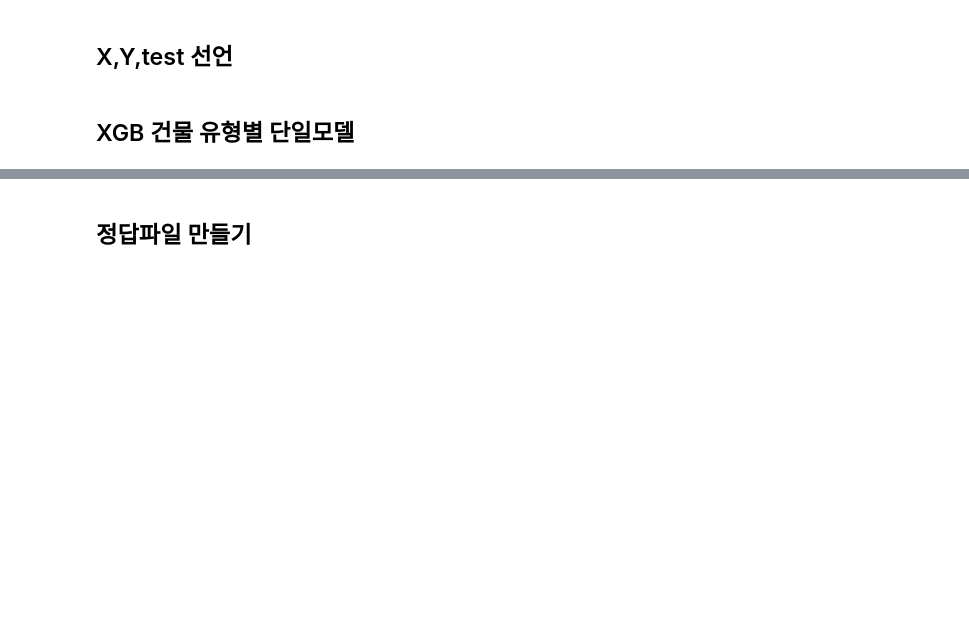
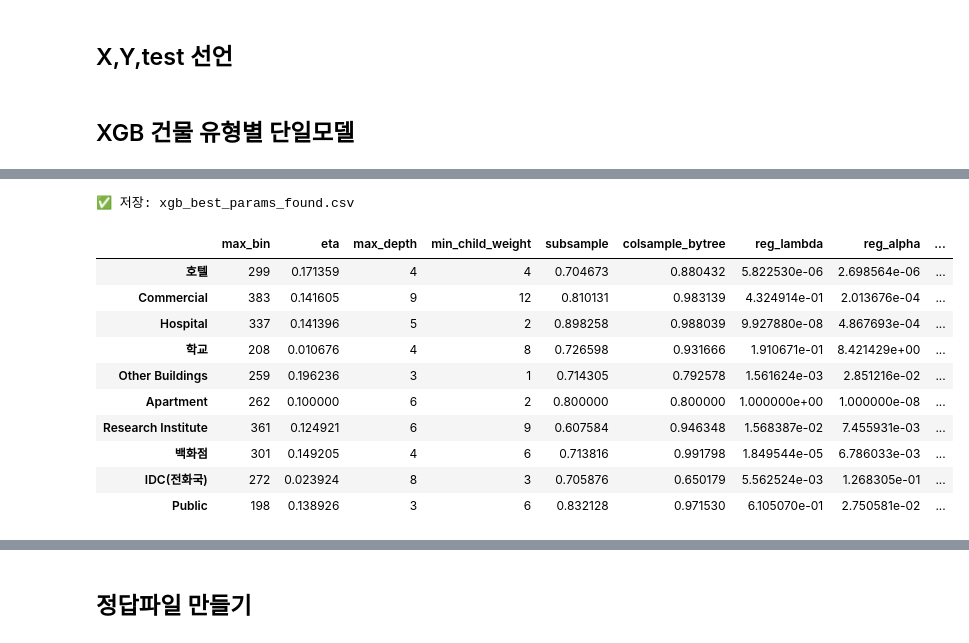
Before and after one commit to Juhwan01/Electricity-Load-Forecasting, a Jupyter notebook: 건물 Type별 XGBoost 단일 모델.ipynb, the cells around one changed output, grey strips where cells are left out. Cells and saved outputs as stored; diff of their text form; code cells hidden in the pictures; blank space fills up the shorter version.

```diff
--- a/건물 Type별 XGBoost 단일 모델.ipynb
+++ b/건물 Type별 XGBoost 단일 모델.ipynb
@@ -476,10 +650,20 @@ for building_type in type_list:
 # %%
-# ========= 3) 결과 정리 =========
+# 결과 정리
 xgb_best_params = pd.DataFrame.from_dict(best_params_dict, orient='index')
-print("\n\n========== 최종 생성된 파라미터 DataFrame ==========")
-print(xgb_best_params)
-
-output_filename = "xgb_best_params_found.csv"
-xgb_best_params.to_csv(output_filename, index=True)
-print(f"\n✅ 최적 파라미터를 '{output_filename}' 로 저장했습니다.")
+xgb_best_params.to_csv("xgb_best_params_found.csv", index=True)
+print("\n✅ 저장: xgb_best_params_found.csv")
+xgb_best_params
+# %% [output]
+✅ 저장: xgb_best_params_found.csv
+|  | max_bin | eta | max_depth | min_child_weight | subsample | colsample_bytree | reg_lambda | reg_alpha | ... |
+| 호텔 | 299 | 0.171359 | 4 | 4 | 0.704673 | 0.880432 | 5.822530e-06 | 2.698564e-06 | ... |
+| Commercial | 383 | 0.141605 | 9 | 12 | 0.810131 | 0.983139 | 4.324914e-01 | 2.013676e-04 | ... |
+| Hospital | 337 | 0.141396 | 5 | 2 | 0.898258 | 0.988039 | 9.927880e-08 | 4.867693e-04 | ... |
+| 학교 | 208 | 0.010676 | 4 | 8 | 0.726598 | 0.931666 | 1.910671e-01 | 8.421429e+00 | ... |
+| Other Buildings | 259 | 0.196236 | 3 | 1 | 0.714305 | 0.792578 | 1.561624e-03 | 2.851216e-02 | ... |
+| Apartment | 262 | 0.100000 | 6 | 2 | 0.800000 | 0.800000 | 1.000000e+00 | 1.000000e-08 | ... |
+| Research Institute | 361 | 0.124921 | 6 | 9 | 0.607584 | 0.946348 | 1.568387e-02 | 7.455931e-03 | ... |
+| 백화점 | 301 | 0.149205 | 4 | 6 | 0.713816 | 0.991798 | 1.849544e-05 | 6.786033e-03 | ... |
+| IDC(전화국) | 272 | 0.023924 | 8 | 3 | 0.705876 | 0.650179 | 5.562524e-03 | 1.268305e-01 | ... |
+| Public | 198 | 0.138926 | 3 | 6 | 0.832128 | 0.971530 | 6.105070e-01 | 2.750581e-02 | ... |
 # %%
```
Also changed, not shown: parts of 10 cells of this notebook, 1 other file.
